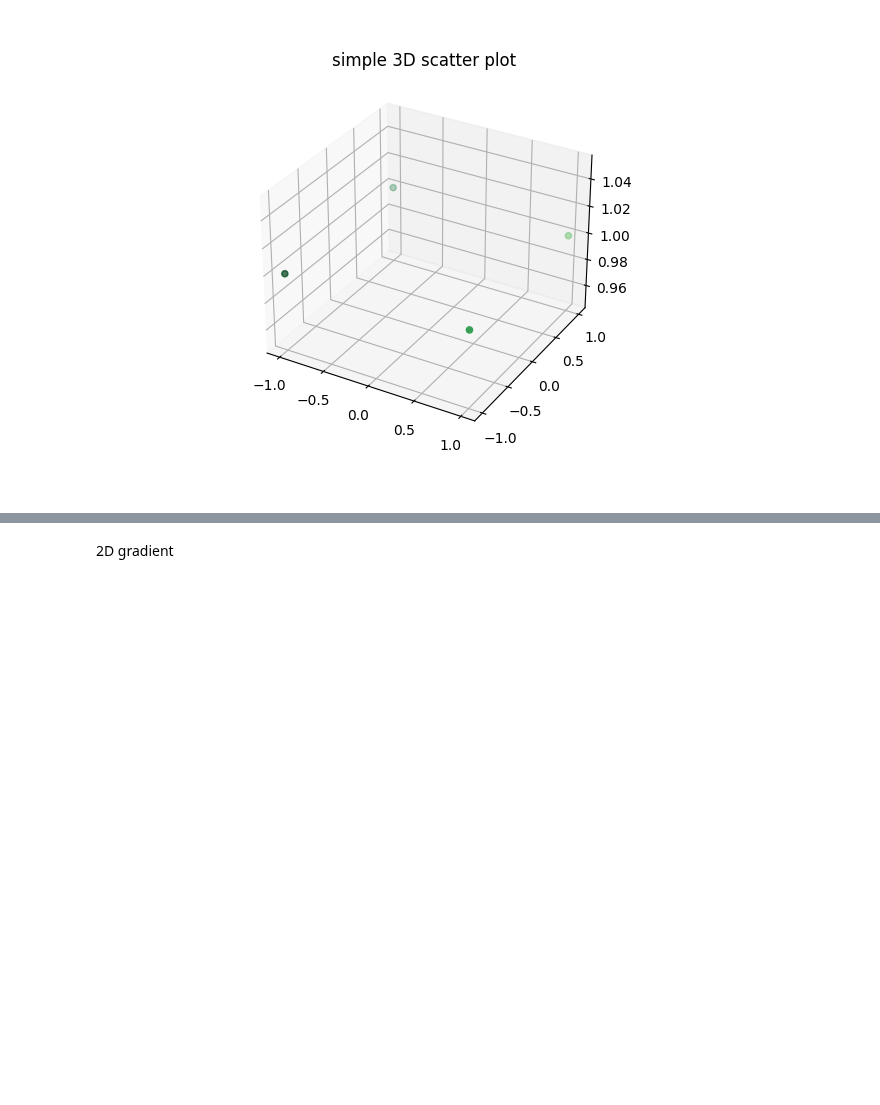
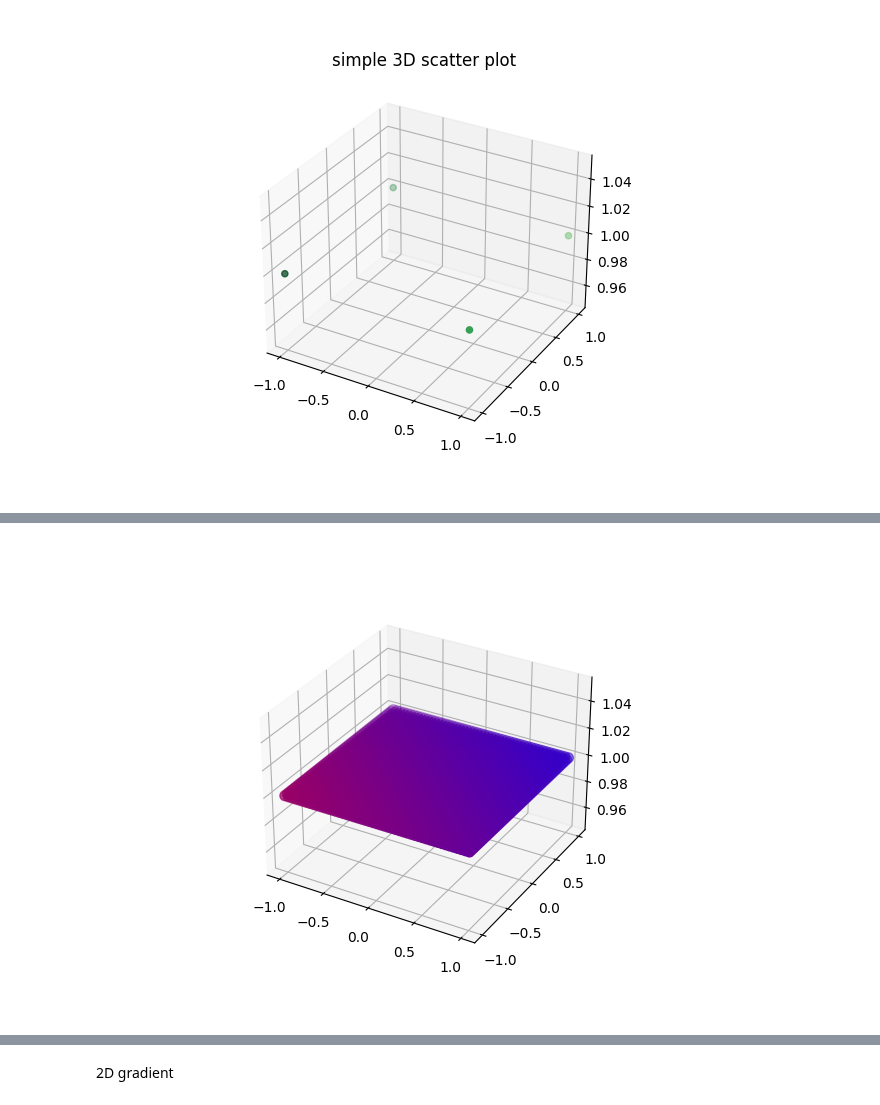
Before and after one commit to JoshuaG-K/transformation-visualization-tool, a Jupyter notebook: transformations.ipynb, the cells around one changed output, grey strips where cells are left out. Saved outputs shown, nothing was run; the diff lists cells and outputs as text; code cells hidden in the pictures; blank space fills up the shorter version.

```diff
--- a/transformations.ipynb
+++ b/transformations.ipynb
@@ -93,0 +129,91 @@ plt.show()
+# %%
+def get_rid_of_z_dimension(array_3D):
+    """
+    Description:
+    This function makes an array with x,y,z values and gets rid of the z values in all dimensinos
+    Params:
+    array_3D, a 3D array of the form Nx3
+    Return, a 2D array of the form Nx2
+    """
+    return np.delete(array_3D, -1, axis=-1)
+
+def plot_tensor(tensor):
+    """
+    Description:
+    This functions plots an array with x,y,z and x,y values.
+    Params:
+    array, a 3D or 2D array of the form Nx3 and Nx2 respectively
+    Return
+    None
+    """
+    if len(tensor.shape) == 2:
+        if tensor.shape[-1] == 3:
+            # Create a figure and axis
+            fig = plt.figure()
+            ax = fig.add_subplot(111, projection='3d')
+            ax.scatter(tensor[:,0], tensor[:,1], tensor[:,2], c=color_new, cmap=custom_cmap, s=50, marker='o')
+            # # Set the 3D axis limits so we can view everything
+            # min_val = min(tensor.flatten())
+            # max_val = max(tensor.flatten())
+
+            # ax.set_xlim(min_val, max_val)
+            # ax.set_ylim(min_val, max_val)
+            # ax.set_zlim(min_val, max_val)
+            plt.show()
+        elif tensor.shape[-1] == 2:
+            # Create a figure and axis
+            fig = plt.figure()
+            ax = fig.add_subplot(111)
+            ax.scatter(tensor[:,0], tensor[:,1], c=color_new, cmap=custom_cmap, s=50, marker='o')
+            # # Set the 3D axis limits so we can view everything
+            # min_val = min(tensor.flatten())
+            # max_val = max(tensor.flatten())
+
+            # ax.set_xlim(min_val, max_val)
+            # ax.set_ylim(min_val, max_val)
+            plt.show()
+    return
+
+def create_rotation_matrix_clockwise(degrees):
+    "Descript: creates and returns a rotation matrix that rotates 90deg clockwise around the origin"
+    return
+
+def create_translation_matrix(dx, dy):
+    "Descript: creates and returns a translation matrix that translates by dx and dy"
+    return
+
+def create_scale_matrix(scale):
+    "Descript: creates and returns a scale matrix that scales by scale"
+    return
+
+def create_skew_matrix(degrees):
+    "Descript: creates and returns a skew matrix that where degrees is the angle of the parallelogram"
+    return
+
+def apply_transformation(tensor, transformation):
+    """
+    Description: Applies a 3x3 homography to an Nx3 tensor and returns an Nx3 tensor
+    """
+    return np.matmul(tensor, transformation)
+
+def create_affine_transformation():
+    """
+    Description: Creates a 3x3 homography by appling a rotation matrix, translation matrix, scaling matrix, and skew matrix
+    You will have to change the input to these functions to create your final affine transformation matrix
+    """
+    # TODO: Create these functions
+    rotation_matrix = create_rotation_matrix_clockwise(90)
+    translation_matrix = create_translation_matrix(3, 3)
+    scaling_matrix = create_scale_matrix(1)
+    # I think skew would be defined by an angle
+    skew_matrix = create_skew_matrix()
+
+    affine_transformation = functools.reduce(np.matmul, [rotation_matrix, translation_matrix, scaling_matrix, skew_matrix])
+
+    return affine_transformation
+
+points_2D_original = get_rid_of_z_dimension(points_3D_original)
+plot_tensor(points_3D_original)
+plot_tensor(points_2D_original)
+# %% [output]
+[figure, added]
```
Also changed, not shown: parts of 11 cells of this notebook.
